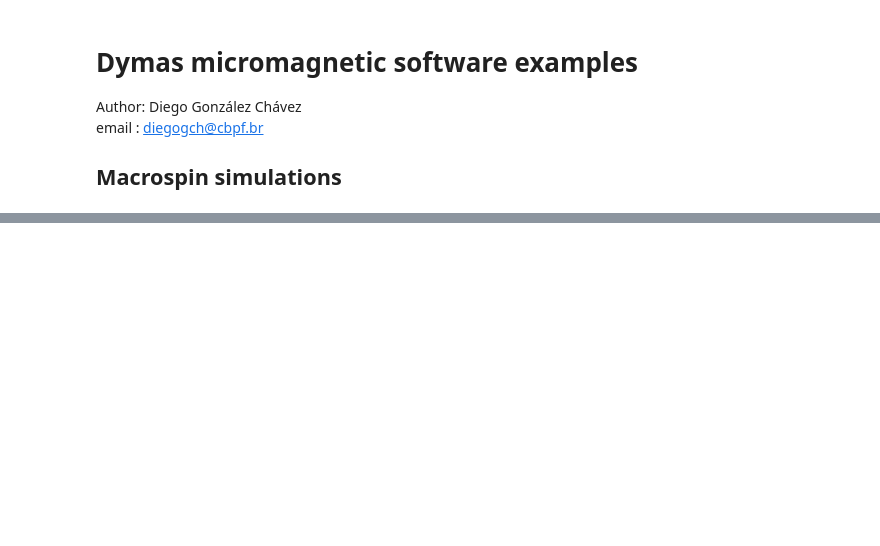
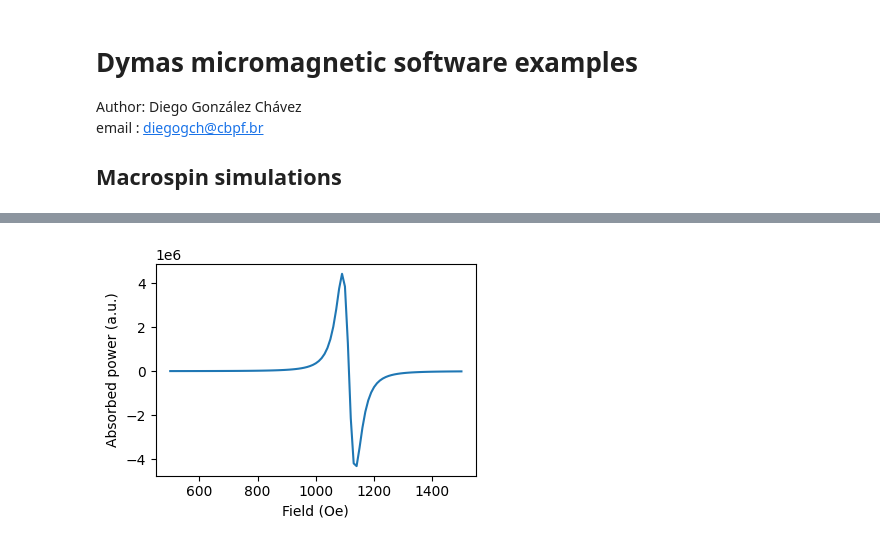
Before and after one commit to LMAG-CBPF/Dymas, a Jupyter notebook: Examples/Macrospin.ipynb, the cells around one changed output, grey strips where cells are left out. Cells and saved outputs as stored; diff of their text form; code cells hidden in the pictures; blank space fills up the shorter version.

```diff
--- a/Examples/Macrospin.ipynb
+++ b/Examples/Macrospin.ipynb
@@ -129,0 +132,43 @@ plt.tight_layout()
+# %%
+# Simulate an FMR experiment
+# Calculate an absorption curve at a fixed frequency usign the susceptibility tensor
+
+experiment_freq = 9.8E9  # measurement frequency
+experiment_fields = np.linspace(1500, 500, 101)  # measurement fields
+
+# RF field direction
+h_rf = [0, 1, 0]
+
+# Oscillating amplitudes
+dm = np.zeros((*experiment_fields.shape, 2, 3), dtype='complex')
+
+
+f = experiment_freq
+for i, h in enumerate(experiment_fields):
+    S.H = h*e.i
+    S.Minimize(target_max_angle=0.5E-3)
+    dymas.D_operator(S)
+
+    # Solve the suceptibility tensor
+    Chi_Base = np.linalg.inv(2j*np.pi*f*np.eye(4)-S.RDRz)
+
+    # Calculete the Oscillating amplitudes
+    RLPh = np.einsum('iau,iab,b->iu', S.R, S.L @ S.P, h_rf).reshape(4)
+    dm_v = Chi_Base @ RLPh
+    dm[i] = np.einsum('iau,iu->ia', S.R, dm_v.reshape((2, 2)))
+
+# Absorbed power
+AbsPower = -np.einsum('hia,a->hi', dm, h_rf).imag.mean(axis=-1)*f
+# %%
+# Plot the field derivative of the absorbed power
+
+plt.close('FMR')
+plt.figure('FMR', (4, 3))
+
+field_step = np.diff(experiment_fields)[0]
+plt.plot(experiment_fields, np.gradient(AbsPower)/field_step)
+plt.xlabel('Field (Oe)')
+plt.ylabel('Absorbed power (a.u.)')
+plt.tight_layout()
+# %% [output]
+[figure, added]
```
Also changed, not shown: parts of 4 cells of this notebook.
